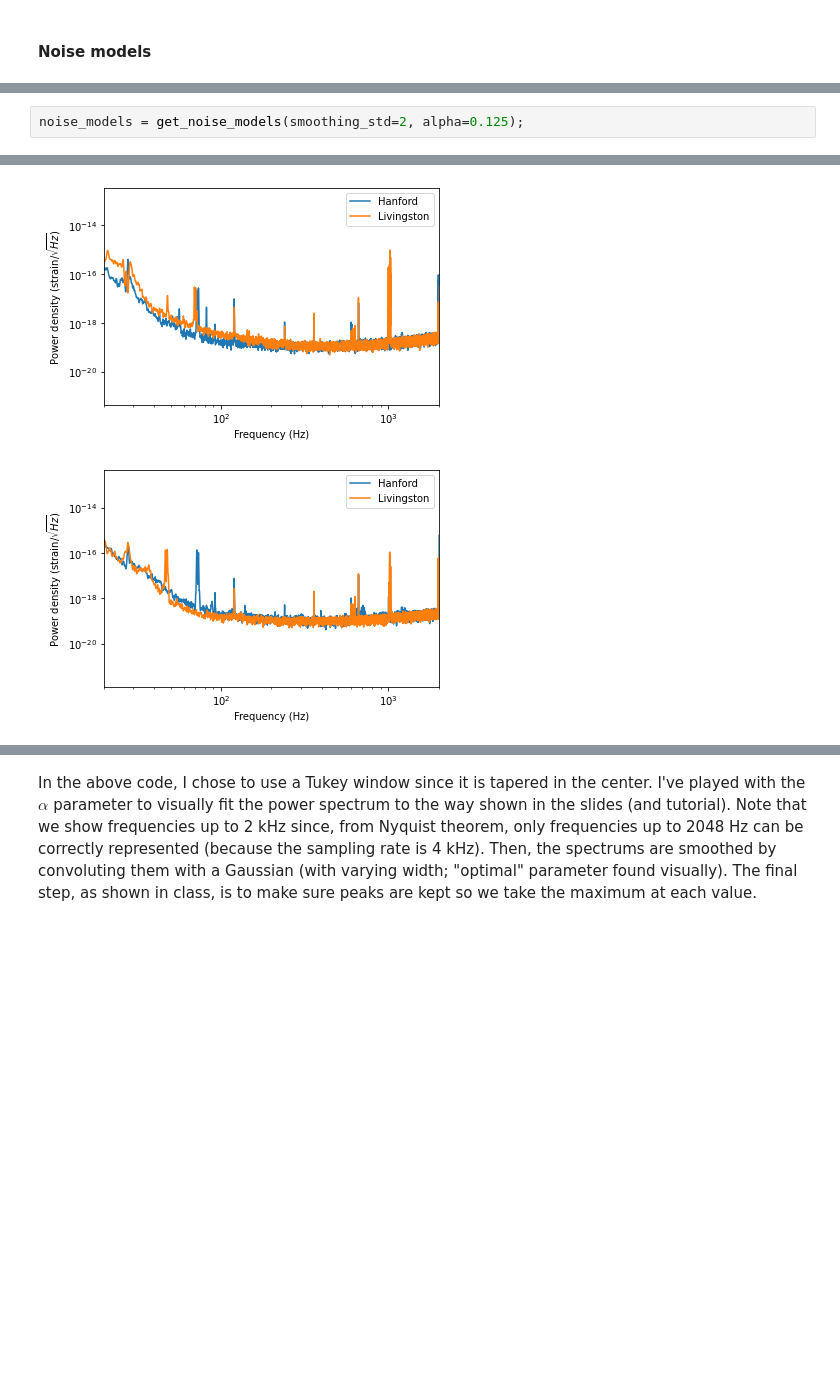
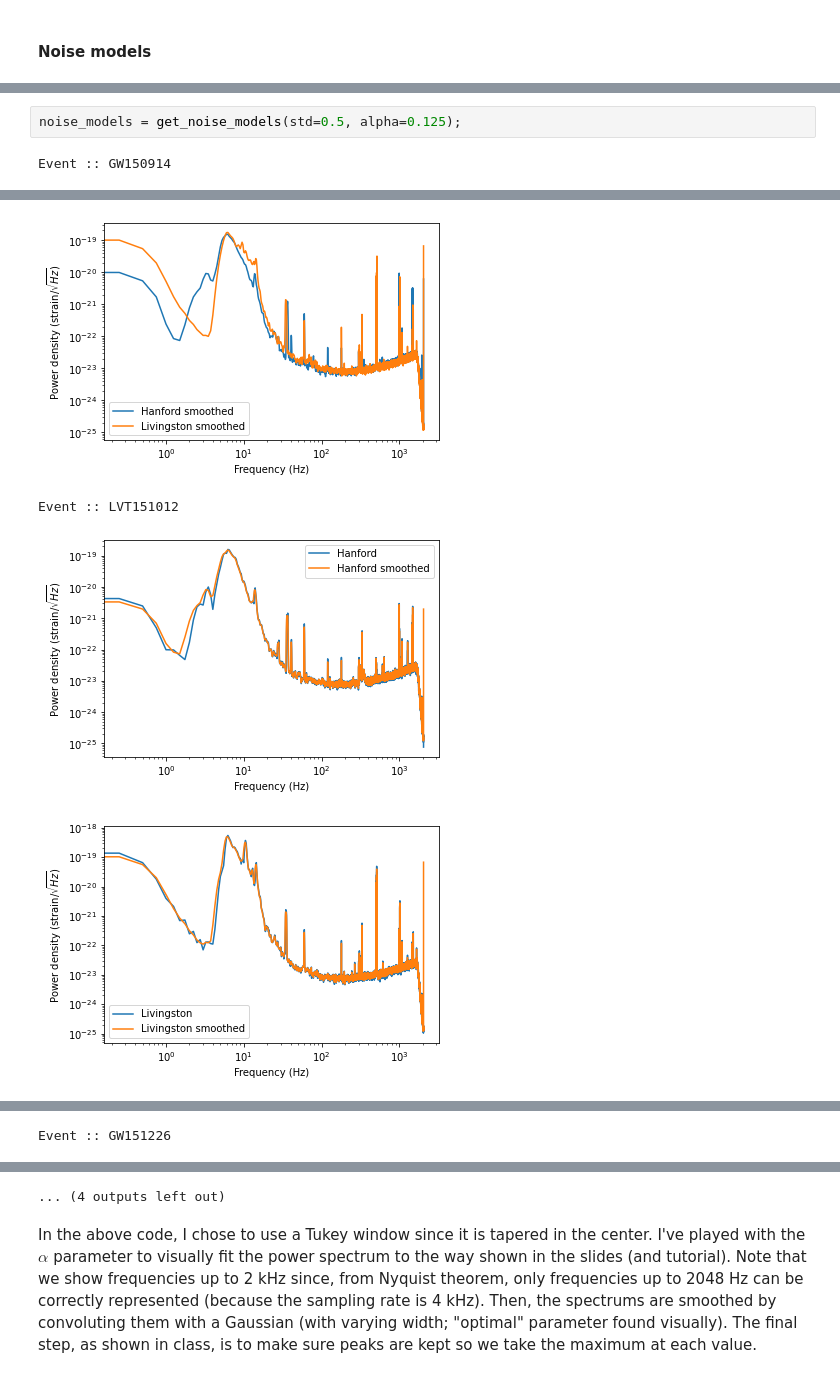
Before and after one commit to pwndr3/PHYS512, a Jupyter notebook: assignments/hw5/PHYS512_HW5.ipynb, the cells around one changed output, grey strips where cells are left out. Drawn from its saved outputs; the diff is of its cells as text; blank space fills up the shorter version.

```diff
--- a/assignments/hw5/PHYS512_HW5.ipynb
+++ b/assignments/hw5/PHYS512_HW5.ipynb
@@ -235,3 +173,4 @@ def get_noise_models(smoothing_std=5, alpha=0.125, plot=True):
 # %%
-noise_models = get_noise_models(smoothing_std=2, alpha=0.125);
+noise_models = get_noise_models(std=0.5, alpha=0.125);
 # %% [output]
+Event :: GW150914
@@ -240,2 +179,4 @@ noise_models = get_noise_models(smoothing_std=2, alpha=0.125);
-[figure, old version]
+[figure, new version]
+Event :: LVT151012
-[figure, old version]
+[figure, new version]
+[figure, added]
@@ -241,0 +184 @@ noise_models = get_noise_models(smoothing_std=2, alpha=0.125);
+Event :: GW151226
@@ -242,3 +188,4 @@ noise_models = get_noise_models(smoothing_std=2, alpha=0.125);
+... (4 outputs left out)
 # %% [markdown]
 In the above code, I chose to use a Tukey window since it is tapered in the center. I've played with the $\alpha$ parameter to visually fit the power spectrum to the way shown in the slides (and tutorial). Note that we show frequencies up to 2 kHz since, from Nyquist theorem, only frequencies up to 2048 Hz can be correctly represented (because the sampling rate is 4 kHz). Then, the spectrums are smoothed by convoluting them with a Gaussian (with varying width; "optimal" parameter found visually). The final step, as shown in class, is to make sure peaks are kept so we take the maximum at each value.
 # %% [markdown]
```
Also changed, not shown: parts of 31 cells of this notebook.
